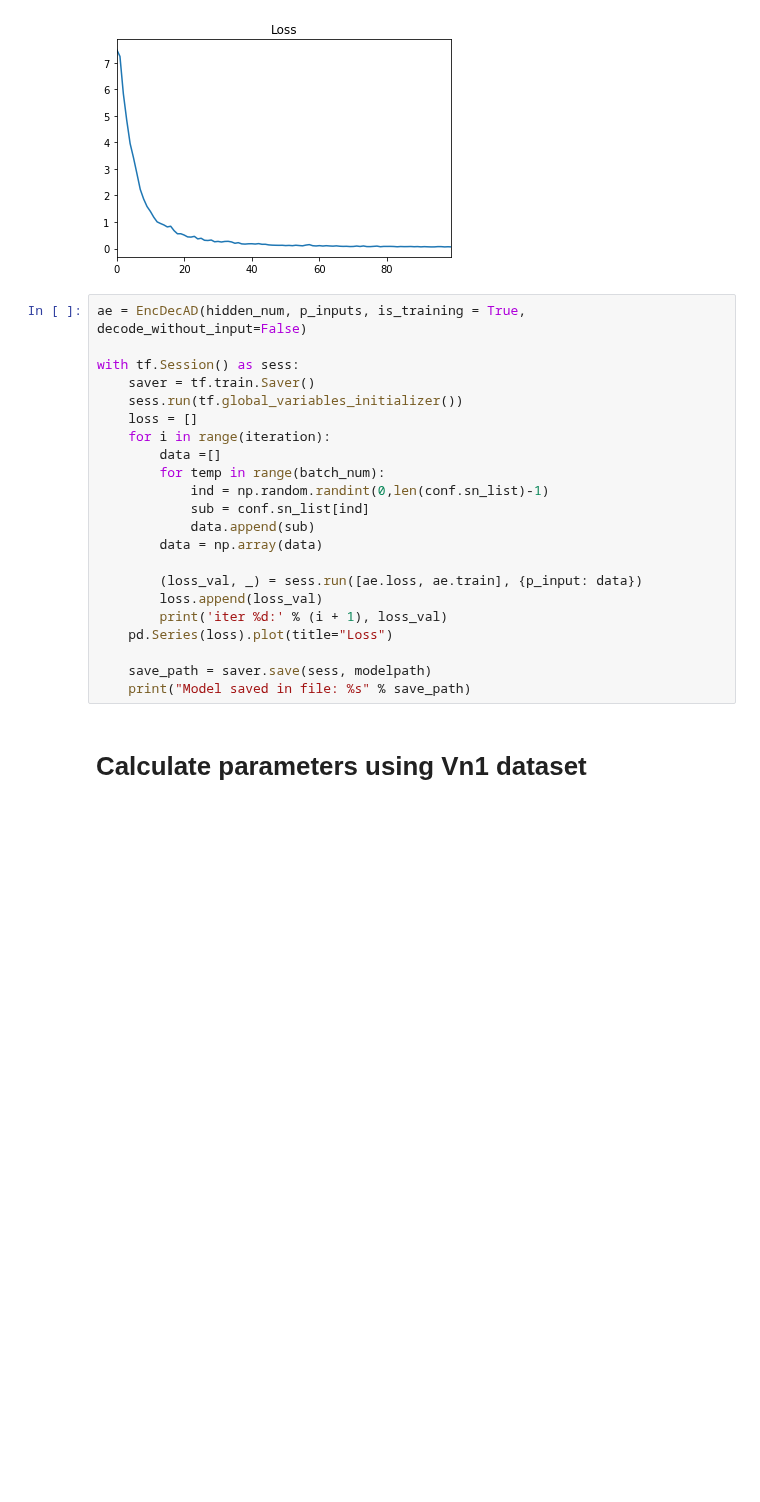
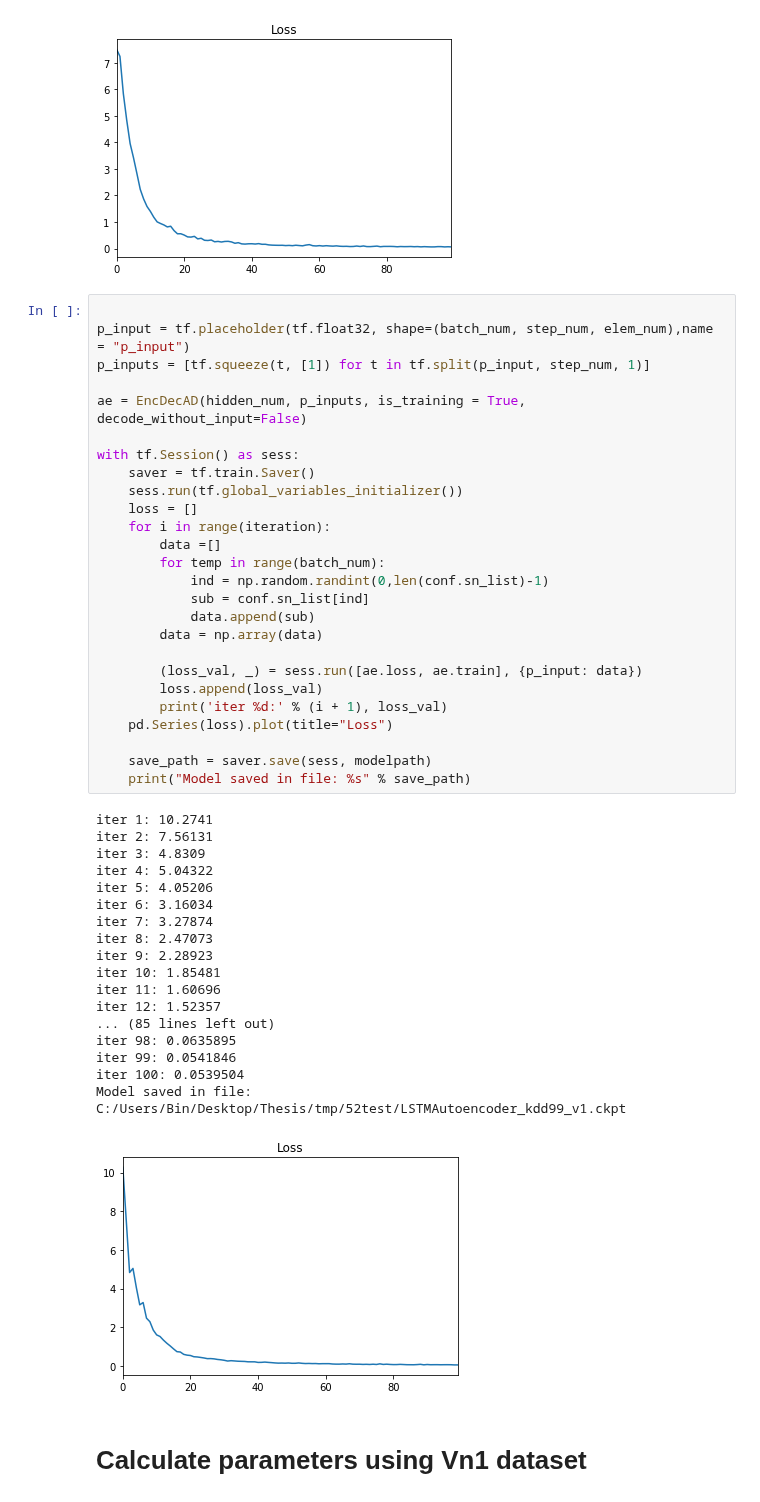
Before and after one commit to binli826/LSTM-Autoencoders, a Jupyter notebook: Enc-Dec-AD(KDD99).ipynb, the cells around one changed output. Saved outputs shown, nothing was run; the diff lists cells and outputs as text; blank space fills up the shorter version.

```diff
--- a/Enc-Dec-AD(KDD99).ipynb
+++ b/Enc-Dec-AD(KDD99).ipynb
@@ -148,27 +148,50 @@ Model saved in file: C:/Users/Bin/Desktop/Thesis/tmp/52test/LSTMAutoencoder_kdd9
 '    \n    err_vec_list = []   \n    for _ in range(len(conf.vn1_list)//batch_num):\n        data =[]\n        for temp in range(batch_num):\n            ind = np.random.randint(0,len(conf.vn1_list)-1 ...
 [figure]
 # %%
+
+p_input = tf.placeholder(tf.float32, shape=(batch_num, step_num, elem_num),name = "p_input")
+p_inputs = [tf.squeeze(t, [1]) for t in tf.split(p_input, step_num, 1)]
+
 ae = EncDecAD(hidden_num, p_inputs, is_training = True, decode_without_input=False)
 
 with tf.Session() as sess:
     saver = tf.train.Saver()
     sess.run(tf.global_variables_initializer())
     loss = []
     for i in range(iteration):
         data =[]
         for temp in range(batch_num):
             ind = np.random.randint(0,len(conf.sn_list)-1)
             sub = conf.sn_list[ind]
             data.append(sub)
         data = np.array(data)
 
         (loss_val, _) = sess.run([ae.loss, ae.train], {p_input: data})
         loss.append(loss_val)
         print('iter %d:' % (i + 1), loss_val)
     pd.Series(loss).plot(title="Loss")
 
     save_path = saver.save(sess, modelpath)
     print("Model saved in file: %s" % save_path)
+# %% [output]
+iter 1: 10.2741
+iter 2: 7.56131
+iter 3: 4.8309
+iter 4: 5.04322
+iter 5: 4.05206
+iter 6: 3.16034
+iter 7: 3.27874
+iter 8: 2.47073
+iter 9: 2.28923
+iter 10: 1.85481
+iter 11: 1.60696
+iter 12: 1.52357
+... (85 lines left out)
+iter 98: 0.0635895
+iter 99: 0.0541846
+iter 100: 0.0539504
+Model saved in file: C:/Users/Bin/Desktop/Thesis/tmp/52test/LSTMAutoencoder_kdd99_v1.ckpt
+[figure, added]
 # %% [markdown]
 # Calculate parameters using Vn1 dataset
 # %%
```
Also changed, not shown: parts of 2 cells of this notebook, 2 other files.
